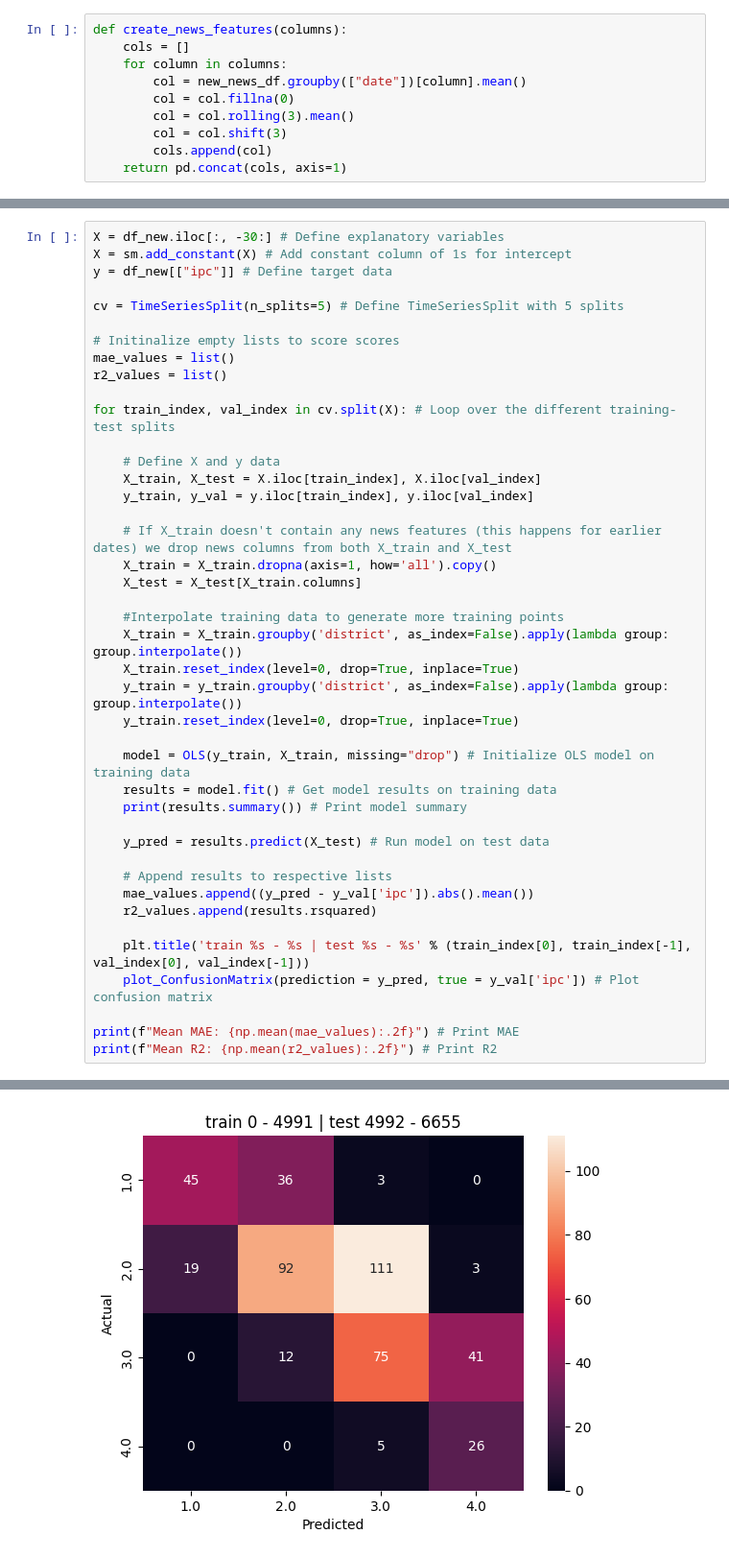
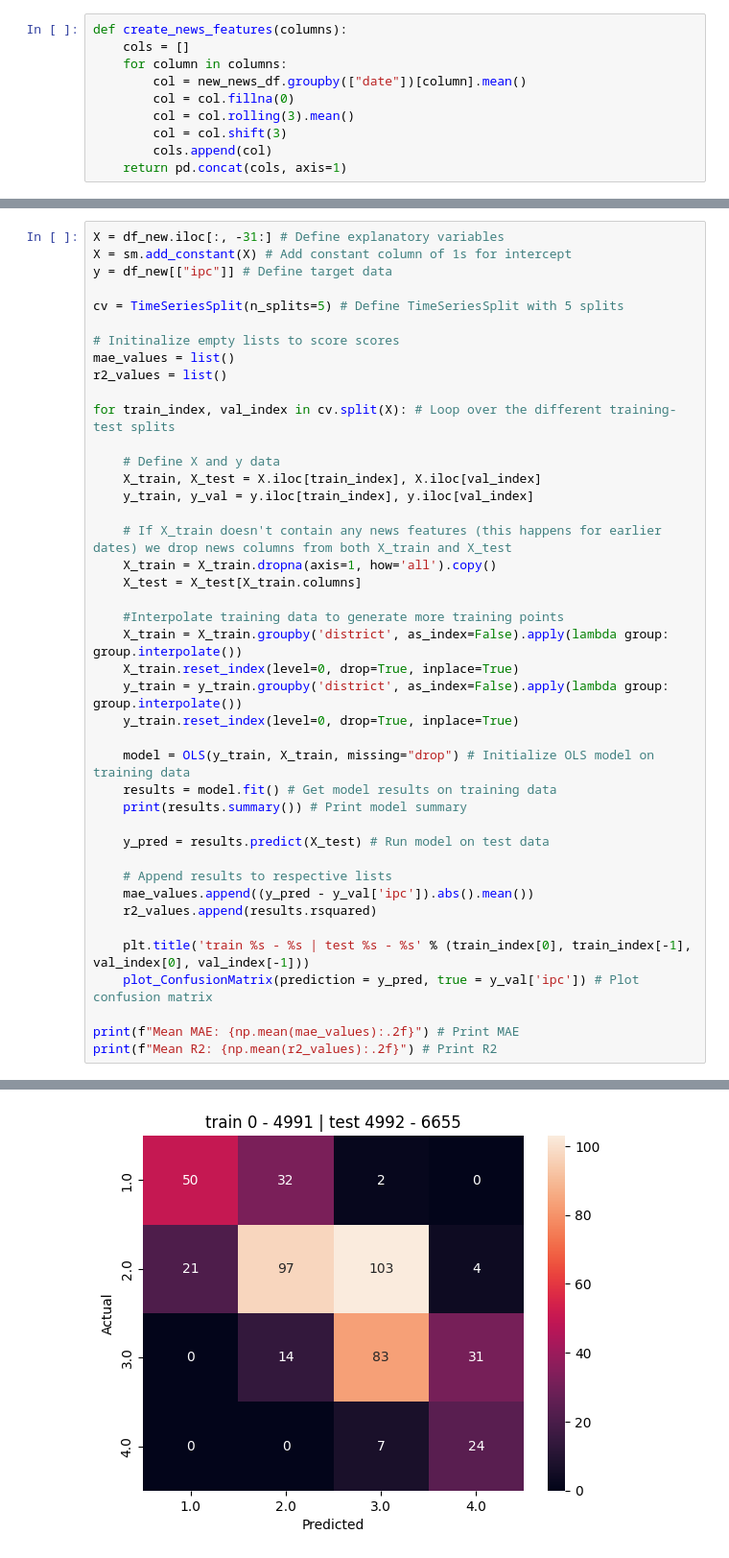
Before and after one commit to khknopp/JBG060-DC3, a Jupyter notebook: predictions.ipynb, the cells around one changed output, grey strips where cells are left out. Shown at 96% size. Saved outputs shown, nothing was run; the diff lists cells and outputs as text.

```diff
--- a/predictions.ipynb
+++ b/predictions.ipynb
@@ -718,5 +668,5 @@ df_new.iloc[:,-30:]
 # %%
-X = df_new.iloc[:, -30:] # Define explanatory variables
+X = df_new.iloc[:, -31:] # Define explanatory variables
 X = sm.add_constant(X) # Add constant column of 1s for intercept
 y = df_new[["ipc"]] # Define target data
 
@@ -813,5 +763,5 @@ Notes:
 strong multicollinearity or other numerical problems.
-[figure, old version]
+[figure, new version]
                             OLS Regression Results
 ==============================================================================
 Dep. Variable:                    ipc   R-squared:                       0.740
```
Also changed, not shown: parts of 9 cells of this notebook.
